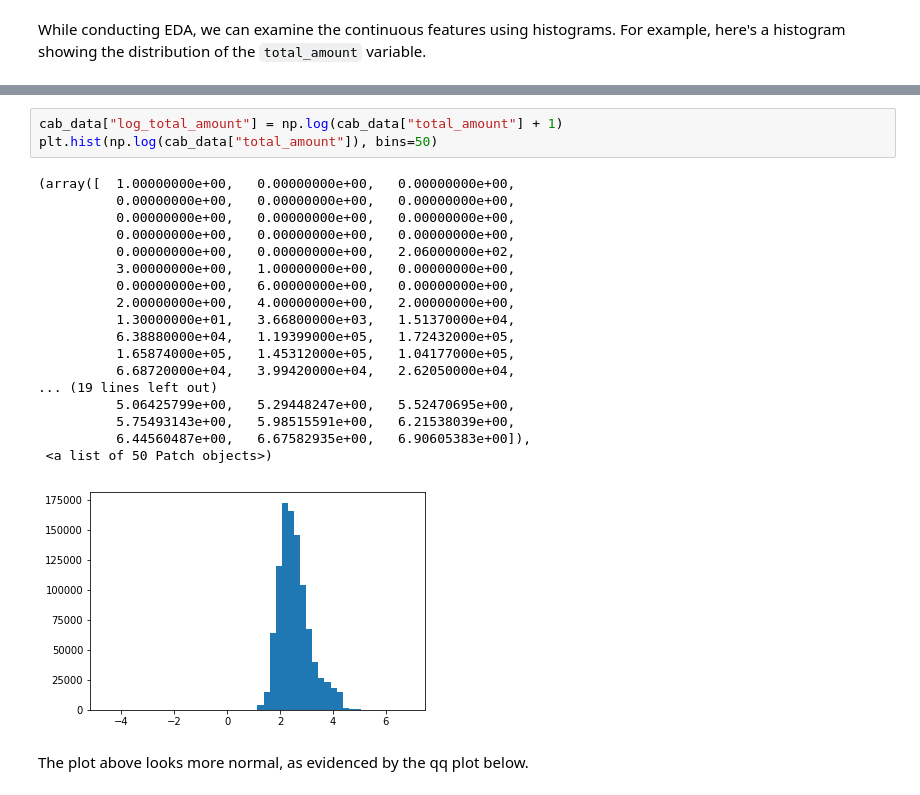
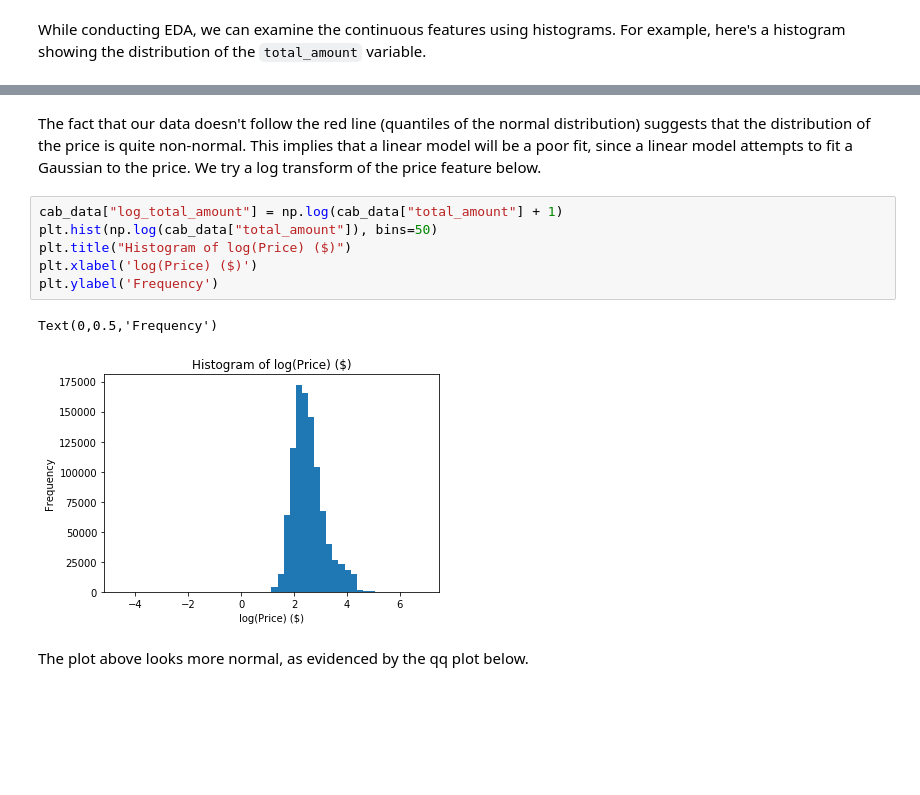
Before and after one commit to ComputAni/PDS-Price-Predictor, a Jupyter notebook: Final_Project_PDS.ipynb, the cells around one changed output, grey strips where cells are left out. Cells and saved outputs as stored; diff of their text form; blank space fills up the shorter version.

```diff
--- a/Final_Project_PDS.ipynb
+++ b/Final_Project_PDS.ipynb
@@ -381,25 +370,14 @@ We try a log transform of the price feature below.
+# %% [markdown]
+The fact that our data doesn't follow the red line (quantiles of the normal distribution) suggests that the distribution of the price is quite non-normal. This implies that a linear model will be a poor fit, since a linear model attempts to fit a Gaussian to the price. We try a log transform of the price feature below.
 # %%
 cab_data["log_total_amount"] = np.log(cab_data["total_amount"] + 1)
 plt.hist(np.log(cab_data["total_amount"]), bins=50)
+plt.title("Histogram of log(Price) ($)")
+plt.xlabel('log(Price) ($)')
+plt.ylabel('Frequency')
 # %% [output]
-(array([  1.00000000e+00,   0.00000000e+00,   0.00000000e+00,
-          0.00000000e+00,   0.00000000e+00,   0.00000000e+00,
-          0.00000000e+00,   0.00000000e+00,   0.00000000e+00,
-          0.00000000e+00,   0.00000000e+00,   0.00000000e+00,
-          0.00000000e+00,   0.00000000e+00,   2.06000000e+02,
-          3.00000000e+00,   1.00000000e+00,   0.00000000e+00,
-          0.00000000e+00,   6.00000000e+00,   0.00000000e+00,
-          2.00000000e+00,   4.00000000e+00,   2.00000000e+00,
-          1.30000000e+01,   3.66800000e+03,   1.51370000e+04,
-          6.38880000e+04,   1.19399000e+05,   1.72432000e+05,
-          1.65874000e+05,   1.45312000e+05,   1.04177000e+05,
-          6.68720000e+04,   3.99420000e+04,   2.62050000e+04,
-... (19 lines left out)
-          5.06425799e+00,   5.29448247e+00,   5.52470695e+00,
-          5.75493143e+00,   5.98515591e+00,   6.21538039e+00,
-          6.44560487e+00,   6.67582935e+00,   6.90605383e+00]),
- <a list of 50 Patch objects>)
+Text(0,0.5,'Frequency')
-[figure, old version]
+[figure, new version]
 # %% [markdown]
 The plot above looks more normal, as evidenced by the qq plot below.
 # %%
```
Also changed, not shown: parts of 38 cells of this notebook.
